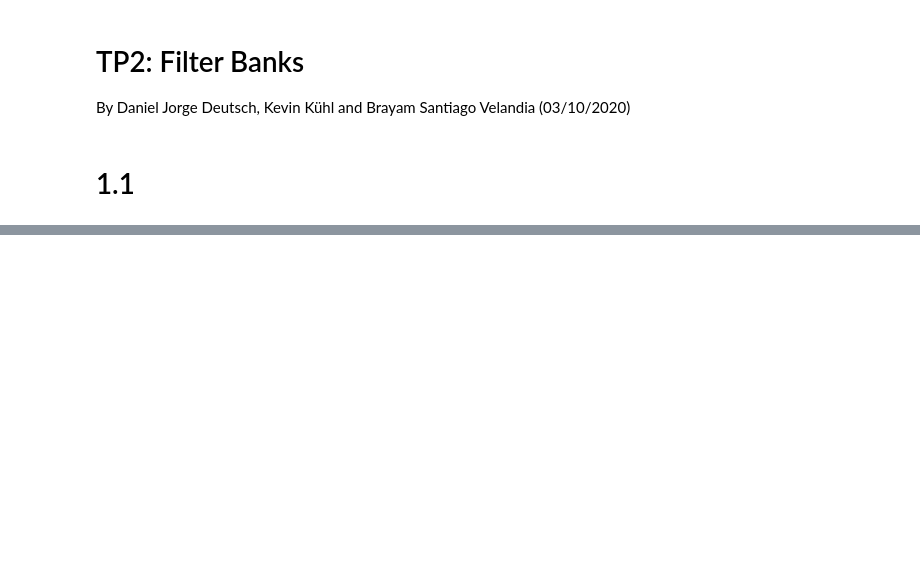
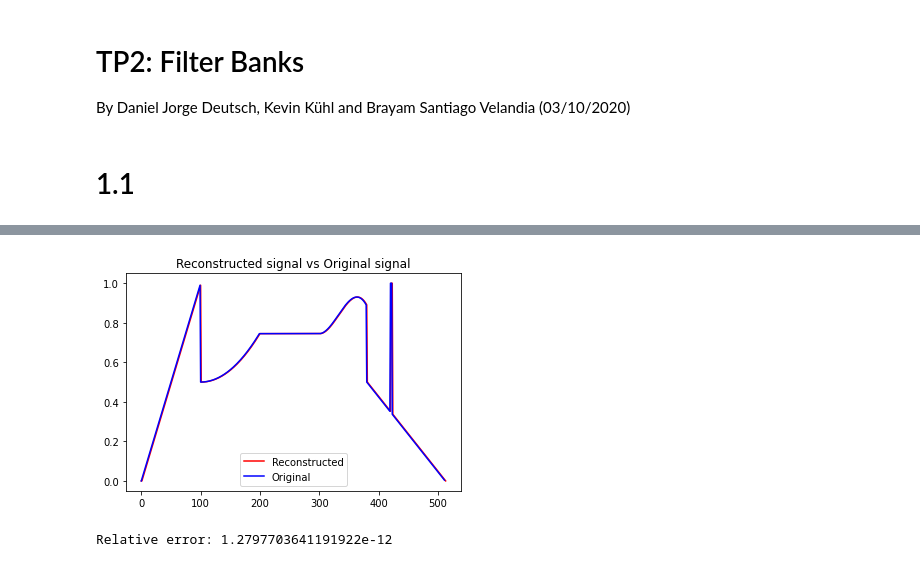
Before and after one commit to daniel-deutsch/TSIA201, a Jupyter notebook: TP3/main.ipynb, the cells around one changed output, grey strips where cells are left out. Drawn from its saved outputs; the diff is of its cells as text; code cells hidden in the pictures; blank space fills up the shorter version.

```diff
--- a/TP3/main.ipynb
+++ b/TP3/main.ipynb
@@ -251,0 +307,20 @@ def cqf_analysis_filterbank(x, h0):
+# %%
+# First defining h0 as the Haar filter
+h0 = np.zeros(2)
+h0[0] = 0.707106781187
+h0[1] = 0.707106781187
+h0 = Filter("h0", tdata=h0)
+
+x_haar = Signal("x_haar", tdata=x)
+
+v0, v1 = cqf_analysis_filterbank(x_haar,h0)
+y_haar = cqf_synthesis_filterbank(v0,v1,h0)
+plt.plot(y_haar.tdata, color="red")
+plt.plot(x, color="blue")
+plt.legend(["Reconstructed", "Original"])
+plt.title("Reconstructed signal vs Original signal")
+plt.show()
+print("Relative error: {}".format(np.linalg.norm(x-y_haar.tdata[h0.tdata.size-1:x.size+h0.tdata.size-1])/np.linalg.norm(x)))
+# %% [output]
+[figure, added]
+Relative error: 1.2797703641191922e-12
```
Also changed, not shown: parts of 21 cells of this notebook, 4 other files.
